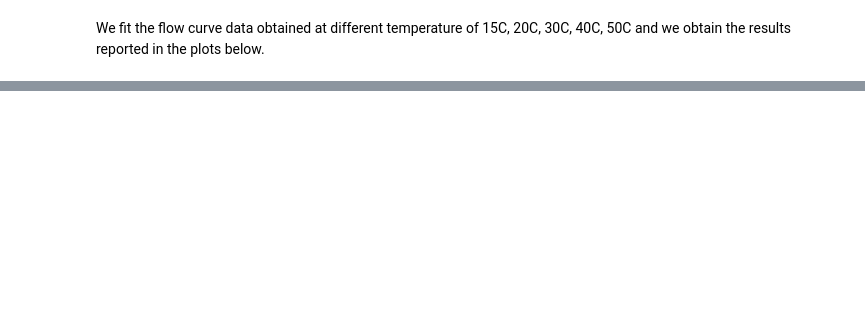
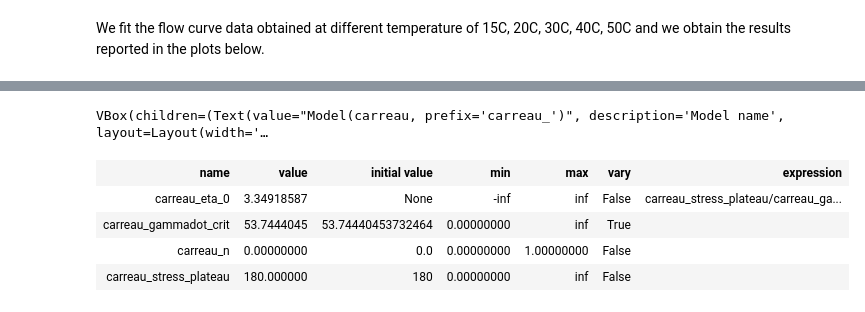
Before and after one commit to rheopy/rheofit, a Jupyter notebook: notebooks/composite_models/HS_analysis.ipynb, the cells around one changed output, grey strips where cells are left out. Drawn from its saved outputs; the diff is of its cells as text; code cells hidden in the pictures; blank space fills up the shorter version.

```diff
--- a/notebooks/composite_models/HS_analysis.ipynb
+++ b/notebooks/composite_models/HS_analysis.ipynb
@@ -164,3 +164,38 @@ for filename, fit_res in fit_res_dict.items():
     rheofit.visualization.plot_confidence(fit_res,expand=1)
 # %% [output]
 [drawing not drawn]
+# %%
+#importing data from trios exported excel file
+#importing 3rd step in the procedure
+
+data_folder='./rheofit/notebooks/data/'
+
+data_file_list_solvent=['las10_15_full.xls',
+                'las10_20_full.xls',
+                'las10_30_full.xls',
+                'las10_40_full.xls']
+
+
+data_dict_solvent={}
+for filename in data_file_list_solvent:
+    data_dict_solvent[filename]=pd.read_excel(f'{data_folder}/{filename}',sheet_name=3,skiprows=[0,2])
+# %%
+carreau=rheofit.models.carreau_model
+carreau.set_param_hint('carreau_n',value=0, vary=False)
+model_solvent=carreau
+# %%
+par_wid_solvent=rheofit.visualization.make_par_widget(model_solvent,data_dict_solvent[data_file_list_solvent[0]])
+# %% [output]
+VBox(children=(Text(value="Model(carreau, prefix='carreau_')", description='Model name', layout=Layout(width='…
+# %%
+params=rheofit.visualization.make_par_from_widget(par_wid_solvent)
+
+params.add('carreau_stress_plateau', value=180, min=0, vary=False)
+params.add('carreau_eta_0', expr='carreau_stress_plateau/carreau_gammadot_crit')
+params
+# %% [output]
+| name | value | initial value | min | max | vary | expression |
+| carreau_eta_0 | 3.34918587 | None | -inf | inf | False | carreau_stress_plateau/carreau_ga... |
+| carreau_gammadot_crit | 53.7444045 | 53.74440453732464 | 0.00000000 | inf | True |  |
+| carreau_n | 0.00000000 | 0.0 | 0.00000000 | 1.00000000 | False |  |
+| carreau_stress_plateau | 180.000000 | 180 | 0.00000000 | inf | False |  |
```
Also changed, not shown: parts of 4 cells of this notebook.
